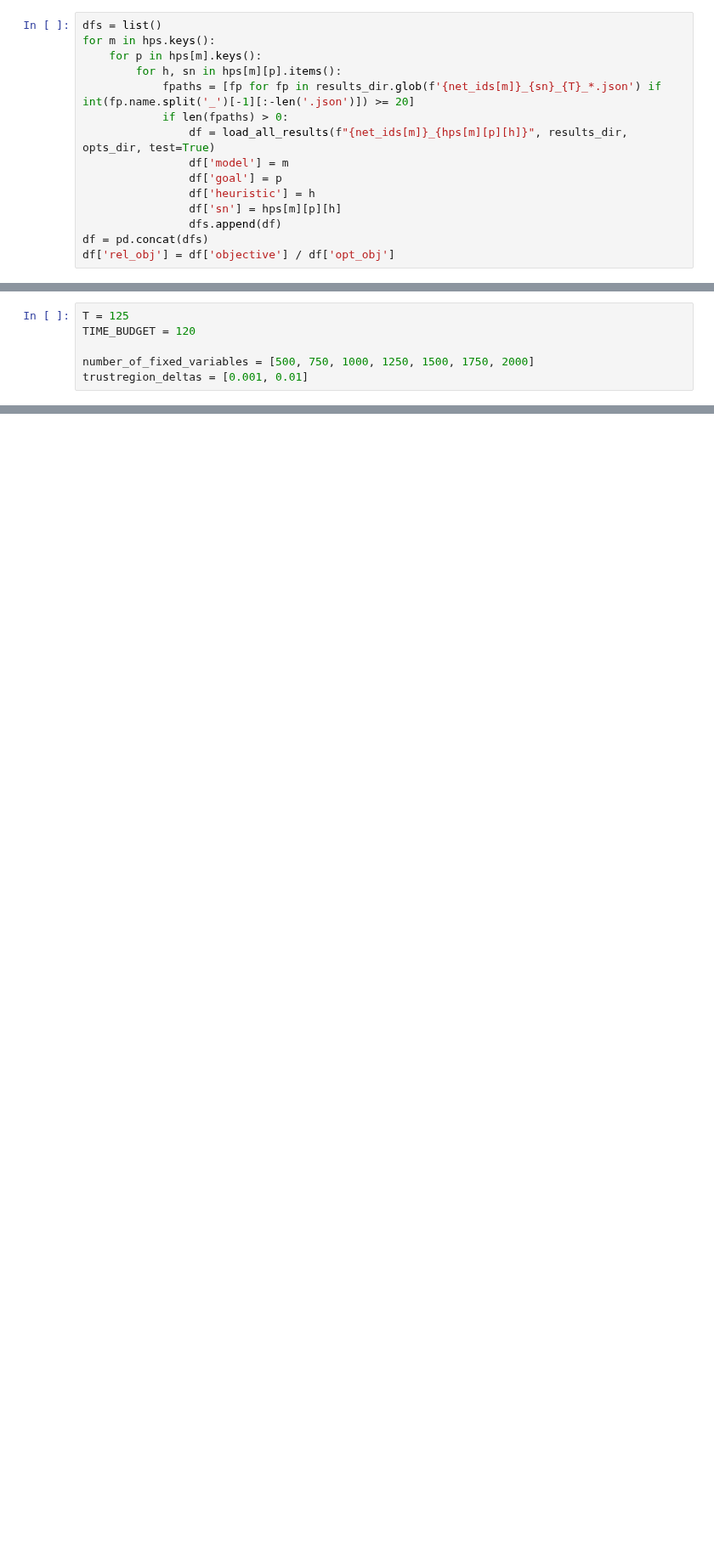
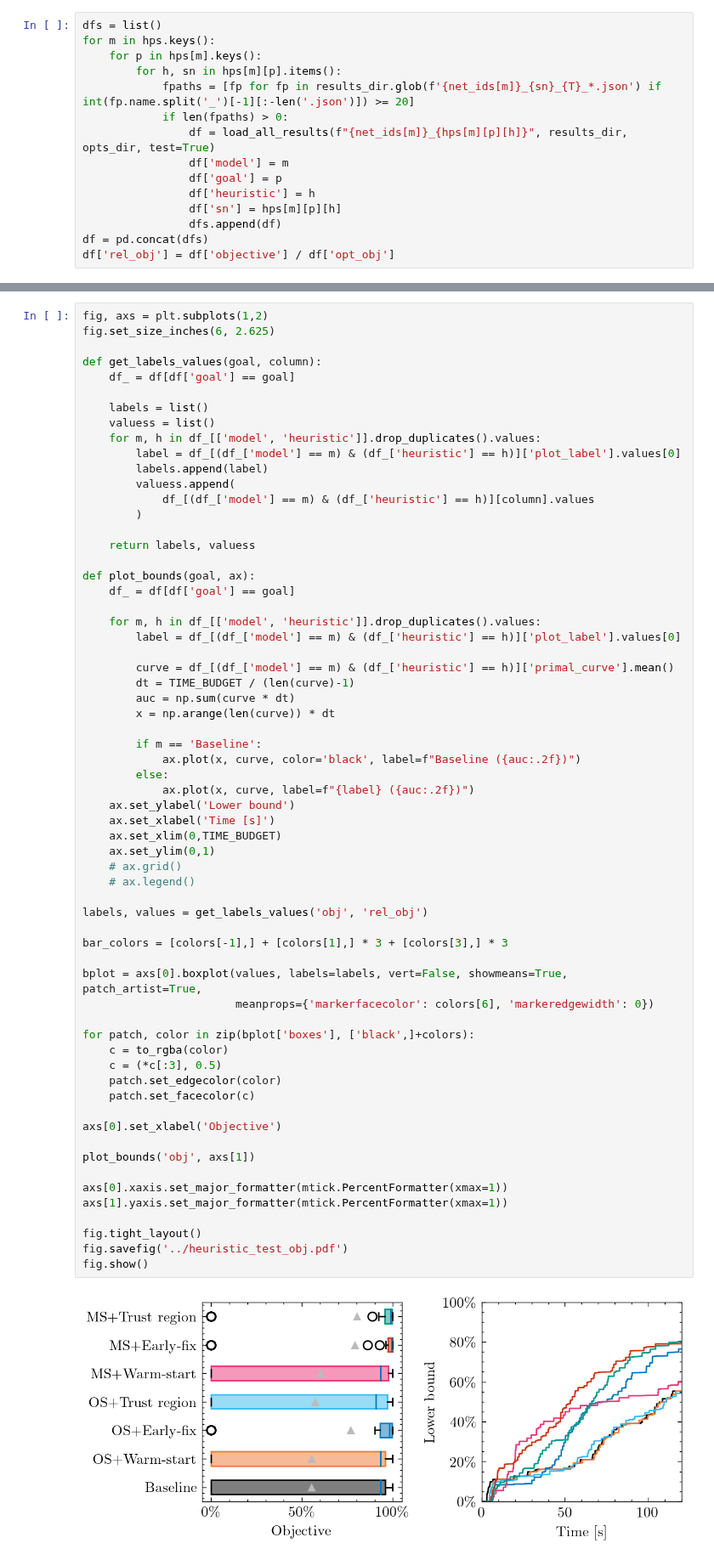
Before and after one commit to gos-ufsc/sat-gnn, a Jupyter notebook: notebooks/6.0-bmp-paper.plots.ipynb, the cells around one changed output, grey strips where cells are left out. Shown at 85% size. Cells and saved outputs as stored; diff of their text form; blank space fills up the shorter version.

```diff
--- a/notebooks/6.0-bmp-paper.plots.ipynb
+++ b/notebooks/6.0-bmp-paper.plots.ipynb
@@ -375,6 +361,0 @@ RuntimeError: Failed to process string with tex because latex could not be found
-# %%
-T = 125
-TIME_BUDGET = 120
-
-number_of_fixed_variables = [500, 750, 1000, 1250, 1500, 1750, 2000]
-trustregion_deltas = [0.001, 0.01]
@@ -587,0 +369,65 @@ means
+# %%
+fig, axs = plt.subplots(1,2)
+fig.set_size_inches(6, 2.625)
+
+def get_labels_values(goal, column):
+    df_ = df[df['goal'] == goal]
+
+    labels = list()
+    valuess = list()
+    for m, h in df_[['model', 'heuristic']].drop_duplicates().values:
+        label = df_[(df_['model'] == m) & (df_['heuristic'] == h)]['plot_label'].values[0]
+        labels.append(label)
+        valuess.append(
+            df_[(df_['model'] == m) & (df_['heuristic'] == h)][column].values
+        )
+
+    return labels, valuess
+
+def plot_bounds(goal, ax):
+    df_ = df[df['goal'] == goal]
+
+    for m, h in df_[['model', 'heuristic']].drop_duplicates().values:
+        label = df_[(df_['model'] == m) & (df_['heuristic'] == h)]['plot_label'].values[0]
+
+        curve = df_[(df_['model'] == m) & (df_['heuristic'] == h)]['primal_curve'].mean()
+        dt = TIME_BUDGET / (len(curve)-1)
+        auc = np.sum(curve * dt)
+        x = np.arange(len(curve)) * dt
+
+        if m == 'Baseline':
+            ax.plot(x, curve, color='black', label=f"Baseline ({auc:.2f})")
+        else:
+            ax.plot(x, curve, label=f"{label} ({auc:.2f})")
+    ax.set_ylabel('Lower bound')
+    ax.set_xlabel('Time [s]')
+    ax.set_xlim(0,TIME_BUDGET)
+    ax.set_ylim(0,1)
+    # ax.grid()
+    # ax.legend()
+
+labels, values = get_labels_values('obj', 'rel_obj')
+
+bar_colors = [colors[-1],] + [colors[1],] * 3 + [colors[3],] * 3
+
+bplot = axs[0].boxplot(values, labels=labels, vert=False, showmeans=True, patch_artist=True,
+                       meanprops={'markerfacecolor': colors[6], 'markeredgewidth': 0})
+
+for patch, color in zip(bplot['boxes'], ['black',]+colors):
+    c = to_rgba(color)
+    c = (*c[:3], 0.5)
+    patch.set_edgecolor(color)
+    patch.set_facecolor(c)
+
+axs[0].set_xlabel('Objective')
+
+plot_bounds('obj', axs[1])
+
+axs[0].xaxis.set_major_formatter(mtick.PercentFormatter(xmax=1))
+axs[1].yaxis.set_major_formatter(mtick.PercentFormatter(xmax=1))
+
+fig.tight_layout()
+fig.savefig('../heuristic_test_obj.pdf')
+fig.show()
+# %% [output]
+[figure, added]
```
Also changed, not shown: parts of 17 cells of this notebook, 1 other file.
